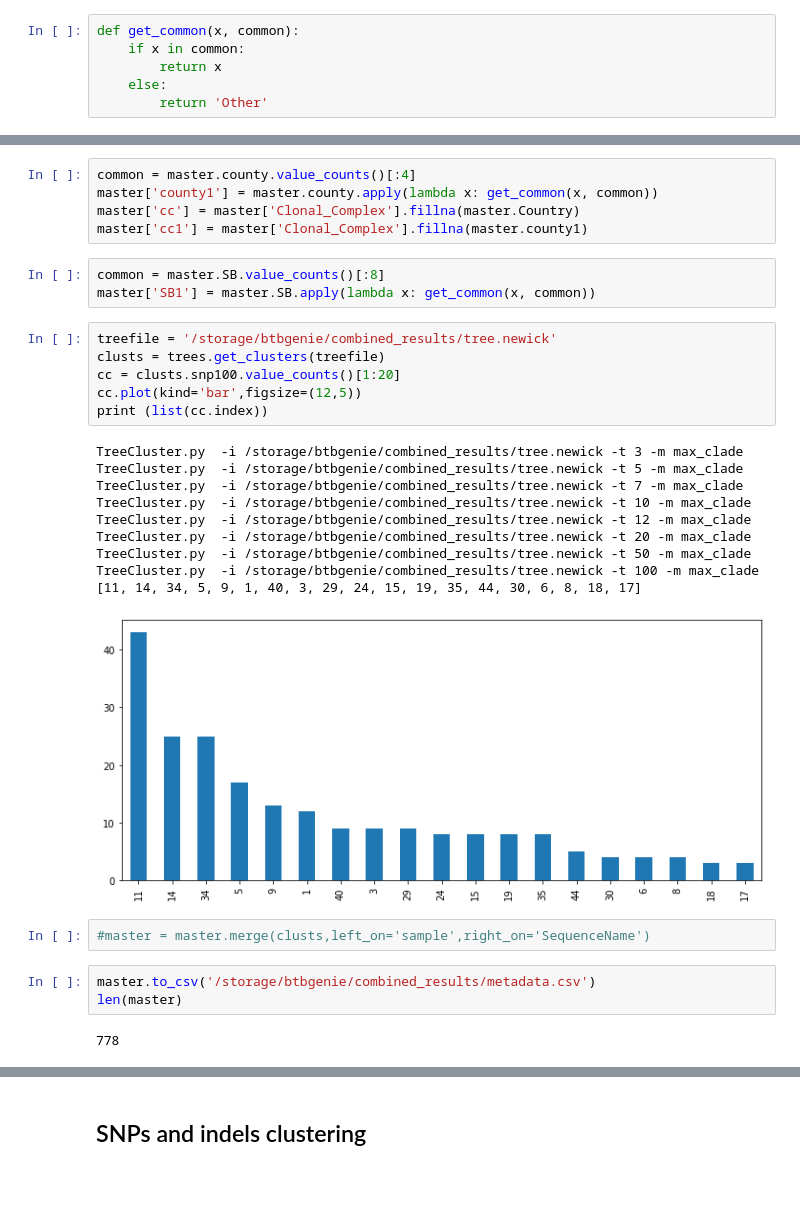
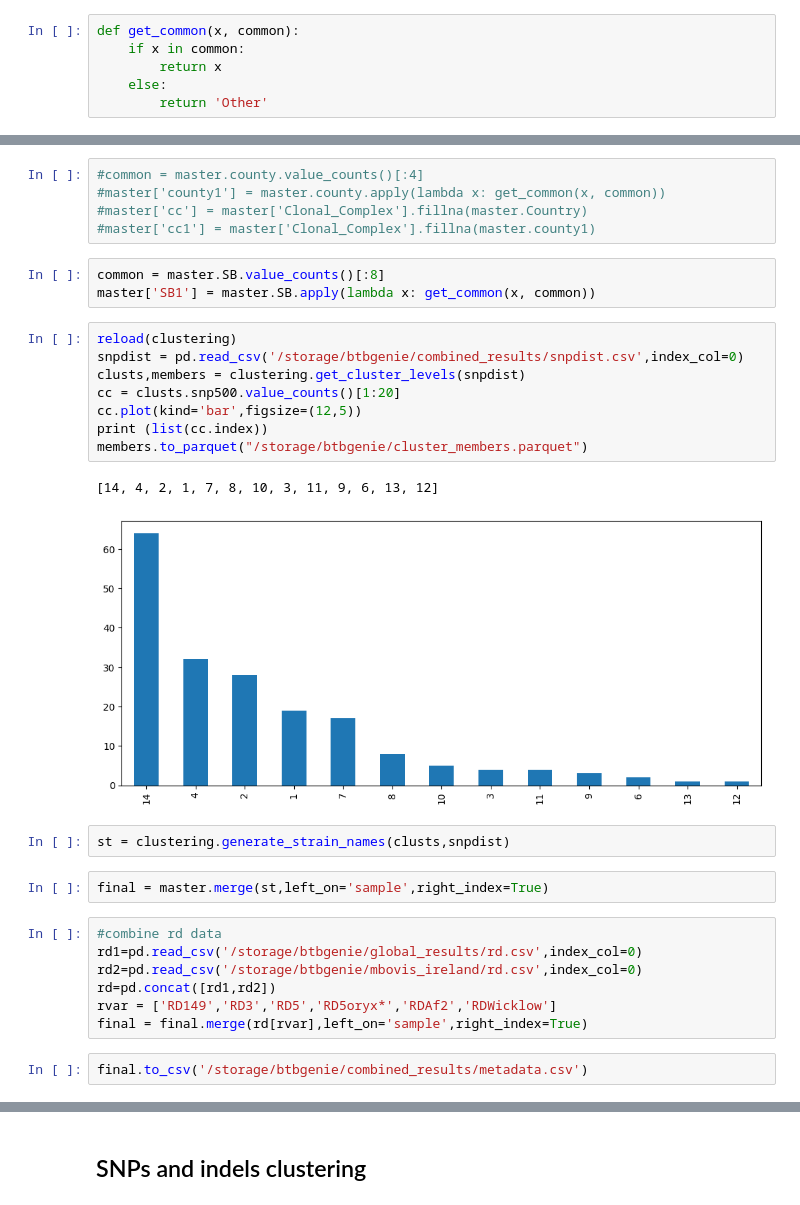
Before and after one commit to dmnfarrell/snipgenie, a Jupyter notebook: notebooks/global_lineages.ipynb, the cells around one changed output, grey strips where cells are left out. Cells and saved outputs as stored; diff of their text form.

```diff
--- a/notebooks/global_lineages.ipynb
+++ b/notebooks/global_lineages.ipynb
@@ -203,32 +195,32 @@ len(master)
 # %%
-common = master.county.value_counts()[:4]
-master['county1'] = master.county.apply(lambda x: get_common(x, common))
-master['cc'] = master['Clonal_Complex'].fillna(master.Country)
-master['cc1'] = master['Clonal_Complex'].fillna(master.county1)
+#common = master.county.value_counts()[:4]
+#master['county1'] = master.county.apply(lambda x: get_common(x, common))
+#master['cc'] = master['Clonal_Complex'].fillna(master.Country)
+#master['cc1'] = master['Clonal_Complex'].fillna(master.county1)
 # %%
 common = master.SB.value_counts()[:8]
 master['SB1'] = master.SB.apply(lambda x: get_common(x, common))
 # %%
-treefile = '/storage/btbgenie/combined_results/tree.newick'
-clusts = trees.get_clusters(treefile)
-cc = clusts.snp100.value_counts()[1:20]
+reload(clustering)
+snpdist = pd.read_csv('/storage/btbgenie/combined_results/snpdist.csv',index_col=0)
+clusts,members = clustering.get_cluster_levels(snpdist)
+cc = clusts.snp500.value_counts()[1:20]
 cc.plot(kind='bar',figsize=(12,5))
 print (list(cc.index))
+members.to_parquet("/storage/btbgenie/cluster_members.parquet")
 # %% [output]
-TreeCluster.py  -i /storage/btbgenie/combined_results/tree.newick -t 3 -m max_clade
-TreeCluster.py  -i /storage/btbgenie/combined_results/tree.newick -t 5 -m max_clade
-TreeCluster.py  -i /storage/btbgenie/combined_results/tree.newick -t 7 -m max_clade
-TreeCluster.py  -i /storage/btbgenie/combined_results/tree.newick -t 10 -m max_clade
-TreeCluster.py  -i /storage/btbgenie/combined_results/tree.newick -t 12 -m max_clade
-TreeCluster.py  -i /storage/btbgenie/combined_results/tree.newick -t 20 -m max_clade
-TreeCluster.py  -i /storage/btbgenie/combined_results/tree.newick -t 50 -m max_clade
-TreeCluster.py  -i /storage/btbgenie/combined_results/tree.newick -t 100 -m max_clade
-[11, 14, 34, 5, 9, 1, 40, 3, 29, 24, 15, 19, 35, 44, 30, 6, 8, 18, 17]
+[14, 4, 2, 1, 7, 8, 10, 3, 11, 9, 6, 13, 12]
-[figure, old version]
+[figure, new version]
+# %%
+st = clustering.generate_strain_names(clusts,snpdist)
 # %%
-#master = master.merge(clusts,left_on='sample',right_on='SequenceName')
+final = master.merge(st,left_on='sample',right_index=True)
+# %%
+#combine rd data
+rd1=pd.read_csv('/storage/btbgenie/global_results/rd.csv',index_col=0)
+rd2=pd.read_csv('/storage/btbgenie/mbovis_ireland/rd.csv',index_col=0)
+rd=pd.concat([rd1,rd2])
+rvar = ['RD149','RD3','RD5','RD5oryx*','RDAf2','RDWicklow']
+final = final.merge(rd[rvar],left_on='sample',right_index=True)
 # %%
-master.to_csv('/storage/btbgenie/combined_results/metadata.csv')
-len(master)
+final.to_csv('/storage/btbgenie/combined_results/metadata.csv')
-# %% [output]
-778
```
Also changed, not shown: parts of 30 cells of this notebook, 18 other files.
